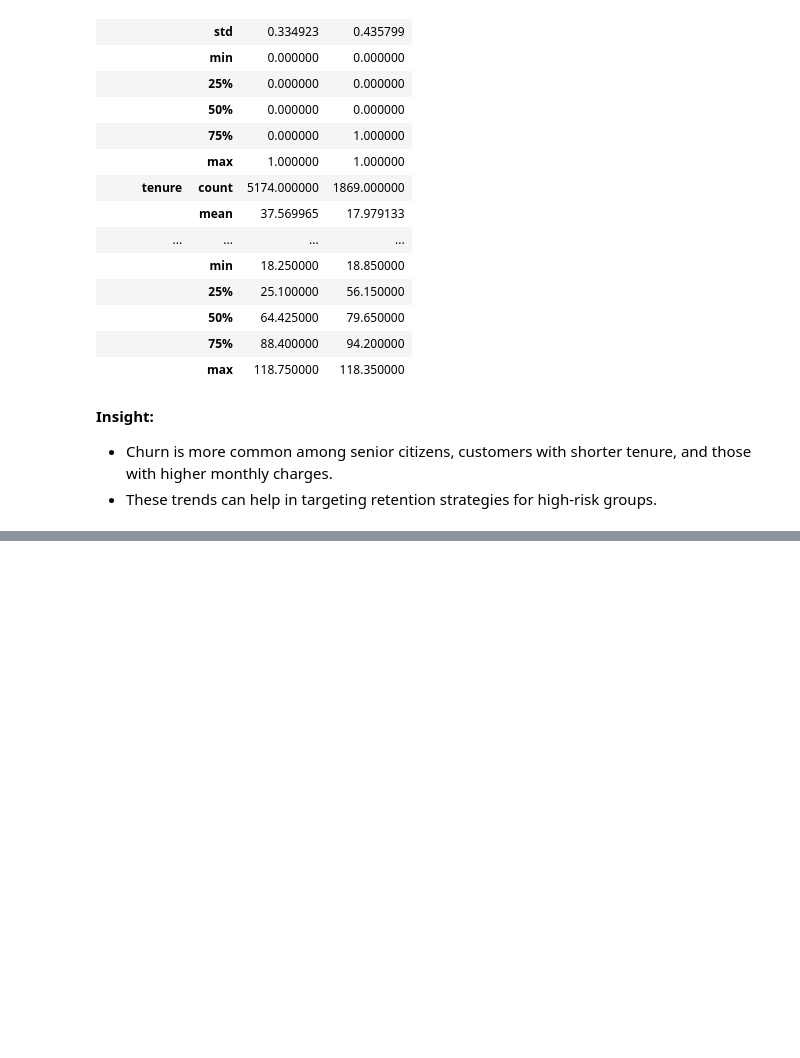
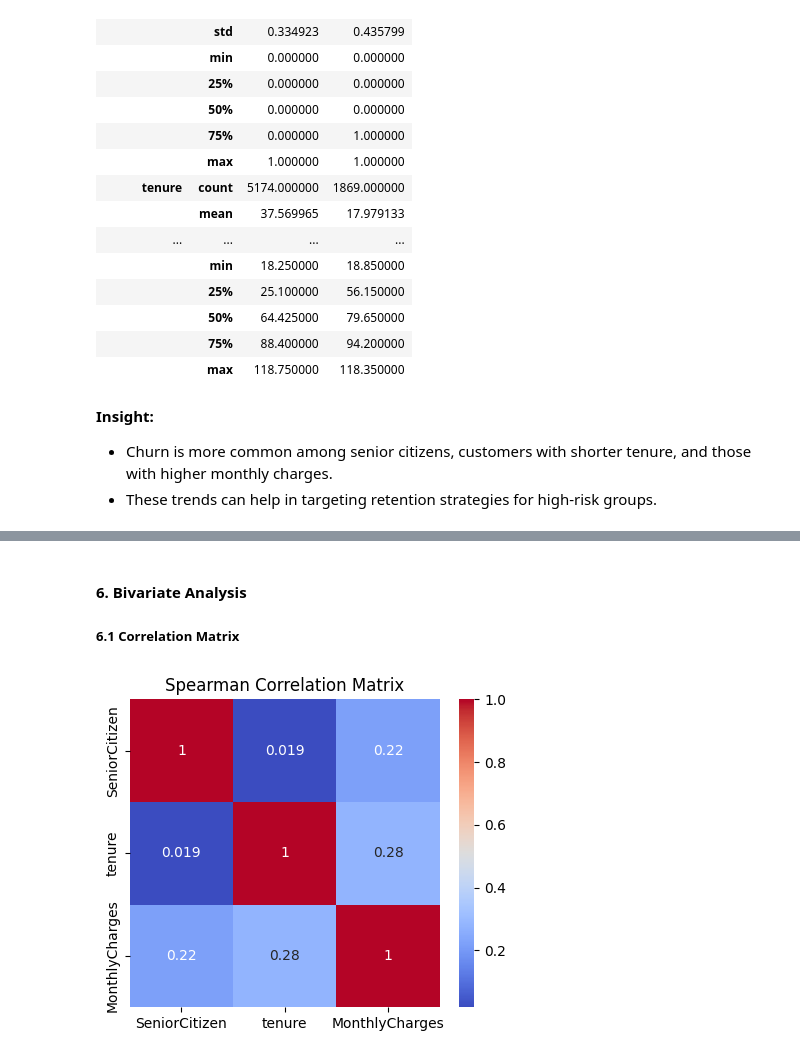
Before and after one commit to rixwan-khan/churn-prediction, a Jupyter notebook: notebooks/01_EDA_Hypothesis.ipynb, the cells around one changed output, grey strips where cells are left out. Cells and saved outputs as stored; diff of their text form; code cells hidden in the pictures; blank space fills up the shorter version.

```diff
--- a/notebooks/01_EDA_Hypothesis.ipynb
+++ b/notebooks/01_EDA_Hypothesis.ipynb
@@ -92,0 +190,11 @@ churn_stats
+# %% [markdown]
+#### **6. Bivariate Analysis**
+##### **6.1 Correlation Matrix**
+# %%
+numeric_df = df.select_dtypes(include='number')
+plt.figure(figsize=(5,4))
+sns.heatmap(numeric_df.corr(method='spearman'), annot=True, cmap='coolwarm')
+plt.title('Spearman Correlation Matrix')
+plt.show()
+# %% [output]
+[figure, added]
```
Also changed, not shown: parts of 16 cells of this notebook.
